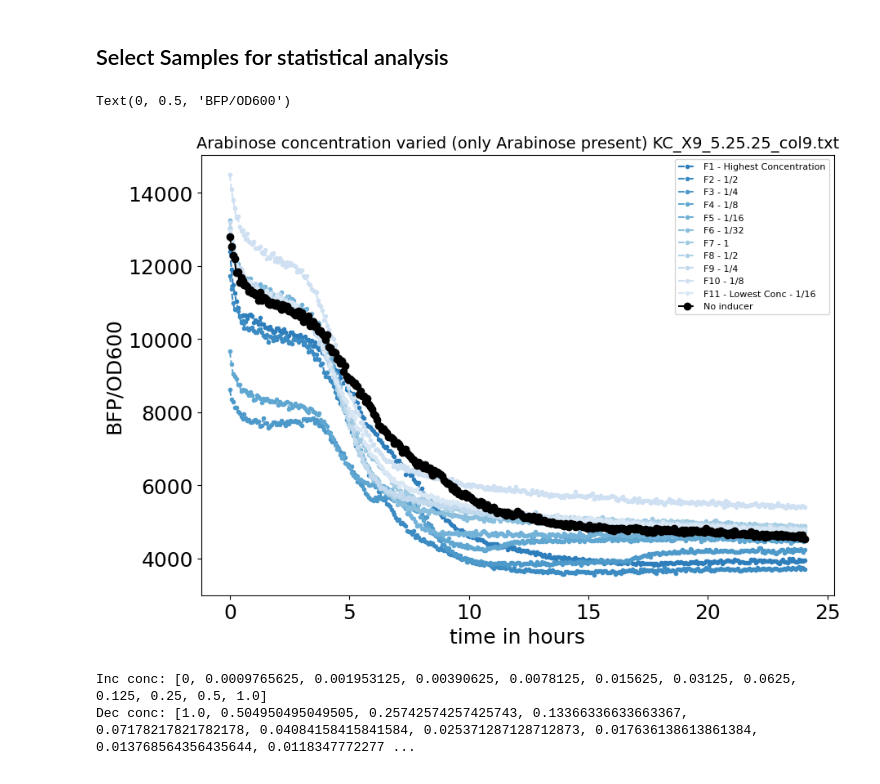
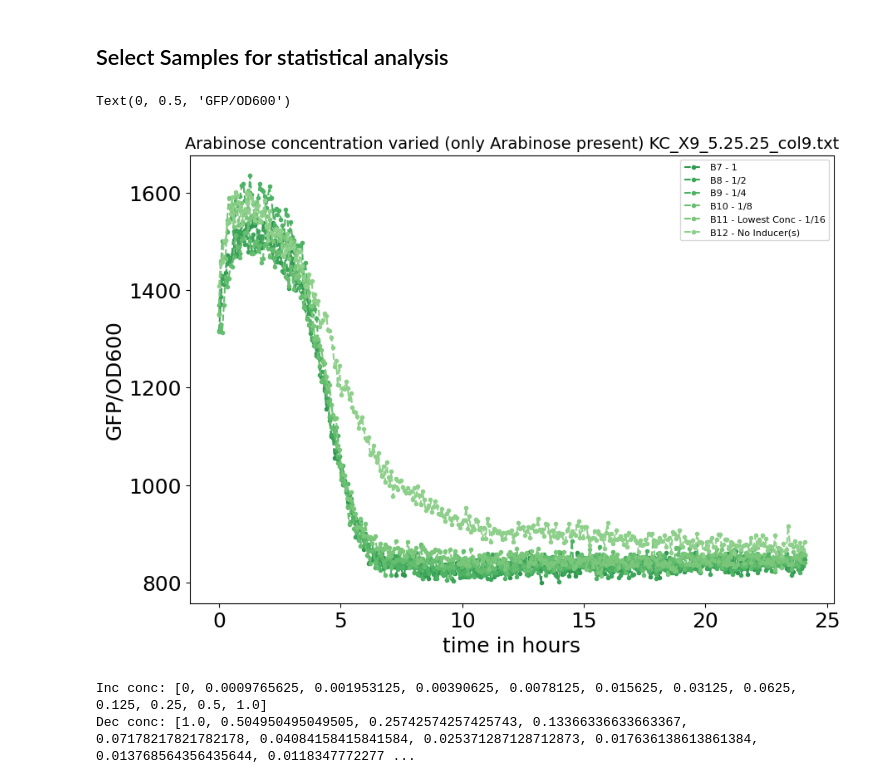
Before and after one commit to kevinjaychang/Hysteresis-Project, a Jupyter notebook: plot_PR_data_kc.ipynb, the cells around one changed output. Drawn from its saved outputs; the diff is of its cells as text; code cells hidden in the pictures.

```diff
--- a/plot_PR_data_kc.ipynb
+++ b/plot_PR_data_kc.ipynb
@@ -386,10 +404,10 @@ for each in od.keys():
     ax1[math.floor(M/numCols), M%numCols].plot(tSpan, od[each], '--o', ms=1, color='black');
 
     # ax1 and ax2 share the same x axis values (time)
-    ax2 = ax1[math.floor(M/numCols), M%numCols].twinx()
+    # ax2 = ax1[math.floor(M/numCols), M%numCols].twinx()
 
     # ax2 for GFP vs time
-    ax2.plot(tSpan, fluoresence[each], '--o', ms=1, color='r');
+    # ax2.plot(tSpan, fluoresence[each], '--o', ms=1, color='r'); #plots fluorescence
 
     M = M+1 # increase index of subplot number
 
@@ -418,7 +556,7 @@ layout_one = {
 
 #inputs
 layout_current = layout_one
-fluoresence = BFP
+fluoresence = GFP
 row = 'a'.upper()
 
 #Legend titles
@@ -440,24 +578,11 @@ elif fluoresence_name == "BFP":
 plt.figure(figsize=(10,7))
 subset_keys =  [elem for elem in list(od.keys()) if elem[0] == row]  #if elem in "A"
 
-# subset_keys = ['G1', 'G2', 'G3', 'G4', 'G5', 'G6'] #, 'G7', 'G8', 'G9', 'G10', 'G11', 'G12'] #for testing
-
-subset_keys = ['B7', 'B8', 'B9', 'B10', 'B11', 'B12'] #for testing Arab only
-subset_keys = ['C1', 'C2', 'C3', 'C4', 'C5', 'C6'] #for testing Sal only
-subset_keys = ['C7', 'C8', 'C9', 'C10', 'C11', 'C12'] #for testing HSL only
-subset_keys = ['D1','D2', 'D3', 'D4', 'D5', 'D6']  #for testing Arab only
-subset_keys = ['D7','D8', 'D9', 'D10', 'D11', 'D12']  #for testing Sal only
-subset_keys = ['E1', 'E2', 'E3', 'E4', 'E5', 'E6'] #for testing HSL only
-subset_keys = ['E7', 'E8', 'E9', 'E10', 'E11', 'E12'] #for testing Arab only
-subset_keys = ['F1', 'F2', 'F3', 'F4', 'F5', 'F6'] #for testing Sal only
-subset_keys = ['F7', 'F8', 'F9', 'F10', 'F11', 'F12'] #for testing HSL only
-subset_keys = ['A7', 'A8', 'A9', 'A10', 'A11', 'A12'] #for testing Sal only
-subset_keys = ['B1', 'B2', 'B3', 'B4', 'B5', 'B6'] #for testing HSL only
-subset_keys = [f'F{i}' for i in range(1,12)]
+subset_keys = [f'B{i}' for i in range(7,13)]
 
 #For Finer tuning of the x and y axis
-# plt.xlim(10, 14)
-# plt.ylim(15000, 25000)
+# plt.ylim(7500, 10000)
+# plt.xlim(14,24)
 # legend = {
 #     1: "Lowest Conc - 0 mM (A1)",
 #     2: "1/1024",
@@ -473,37 +598,37 @@ subset_keys = [f'F{i}' for i in range(1,12)]
 #     12: "Highest Conc - 1 mM (A12)"
 # }
 
 
 for i, each in enumerate(subset_keys):
 
     # if int(each[1])%2 == 0: #odd columns
     #     continue
 
     plt.plot(tSpan,fluoresence[each]/(od[each] + 1.),'--o',ms=3, label = f"{each} - {legend[int(each[1:])]}", color = colors[i])
 
 
 #Wildtype
 # plt.plot(tSpan,fluoresence['E7']/(od['E7'] + 1.),'--o',ms=6, color='grey', label='WT 1');
 # plt.plot(tSpan,fluoresence['E8']/(od['E8'] + 1.),'--o',ms=6, color='dimgrey', label='WT 2');
 
-plt.plot(tSpan,fluoresence[f'{row}12']/(od[f'{row}12'] + 1.),'--o',ms=6, color='black', label='No inducer');
+# plt.plot(tSpan,fluoresence[f'{row}6']/(od[f'{row}6'] + 1.),'--o',ms=6, color='black', label='No inducer');
 
 
 
 
 #Plot Labels
 plt.legend(fontsize = 8)
 plt.title(f'{layout_current[row]} {dataFile}' , fontsize= 14)
 
-# plt.title("IPTG decreasing. Preinduced IPTG")
+# plt.title("IPTG decreasing. preinduced IPTG")
 plt.xlabel('time in hours')
 plt.ylabel(fluoresence_name + '/OD600')
 
 
 #sort them based on what is being diluted
 # %% [output]
-Text(0, 0.5, 'BFP/OD600')
+Text(0, 0.5, 'GFP/OD600')
-[figure, old version]
+[figure, new version]
 # %%
 # Define the correct concentration mapping
 # A1 = 0 mM, A12 = 1 mM (increasing)
```
Also changed, not shown: parts of 8 cells of this notebook, 3 other files.
